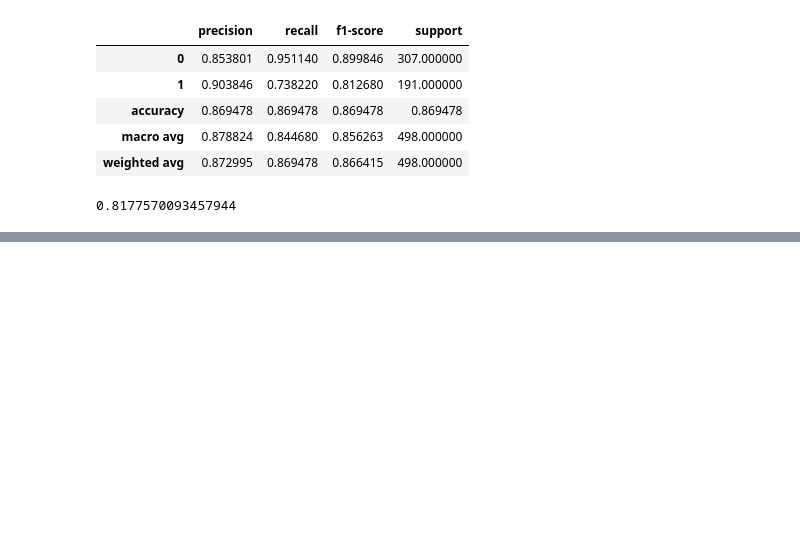
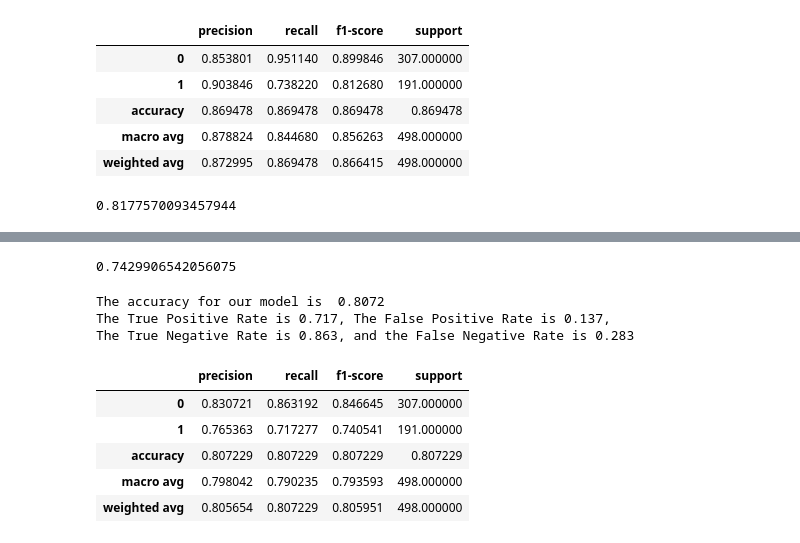
Before and after one commit to watermanbrandyn/classification-exercises, a Jupyter notebook: model.ipynb, the cells around one changed output, grey strips where cells are left out. Drawn from its saved outputs; the diff is of its cells as text; code cells hidden in the pictures; blank space fills up the shorter version.

```diff
--- a/model.ipynb
+++ b/model.ipynb
@@ -679,0 +716,2 @@ rf.score(x_validate, y_validate)
+# %%
+train, validate, test = train_validate_test_split(titanic, 'survived', seed=123)
@@ -679,0 +722,3 @@ rf.score(x_validate, y_validate)
+# %%
+x_train = train.drop(columns='survived')
+y_train = train.survived
@@ -679,0 +730,6 @@ rf.score(x_validate, y_validate)
+# %%
+# Create KNN object
+knn = KNeighborsClassifier(n_neighbors=5, weights='uniform')
+# %%
+# Fit model to training data
+knn.fit(x_train, y_train)
@@ -679,0 +762,32 @@ rf.score(x_validate, y_validate)
+# %%
+knn.score(x_validate, y_validate)
+# %% [output]
+0.7429906542056075
+# %%
+# Reports for the training set
+
+accuracy = knn.score(x_train, y_train)
+y_pred = knn.predict(x_train)
+conf = confusion_matrix(y_train, y_pred)
+class_report = pd.DataFrame(classification_report(y_train, y_pred, output_dict=True)).T
+conf = confusion_matrix(y_train, y_pred)
+tpr = conf[1][1] / conf[1].sum()
+fpr = conf[0][1] / conf[0].sum()
+tnr = conf[0][0] / conf[0].sum()
+fnr = conf[1][0] / conf[1].sum()
+print(f'''
+The accuracy for our model is {accuracy: .4}
+The True Positive Rate is {tpr:.3}, The False Positive Rate is {fpr:.3},
+The True Negative Rate is {tnr:.3}, and the False Negative Rate is {fnr:.3}
+''')
+class_report
+# %% [output]
+The accuracy for our model is  0.8072
+The True Positive Rate is 0.717, The False Positive Rate is 0.137,
+The True Negative Rate is 0.863, and the False Negative Rate is 0.283
+|  | precision | recall | f1-score | support |
+| 0 | 0.830721 | 0.863192 | 0.846645 | 307.000000 |
+| 1 | 0.765363 | 0.717277 | 0.740541 | 191.000000 |
+| accuracy | 0.807229 | 0.807229 | 0.807229 | 0.807229 |
+| macro avg | 0.798042 | 0.790235 | 0.793593 | 498.000000 |
+| weighted avg | 0.805654 | 0.807229 | 0.805951 | 498.000000 |
```
Also changed, not shown: parts of 34 cells of this notebook.
